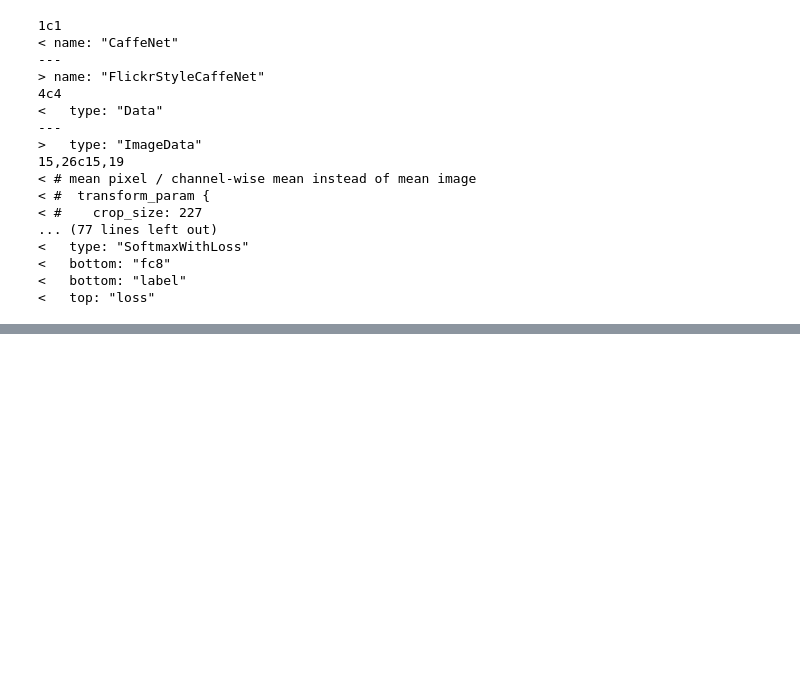
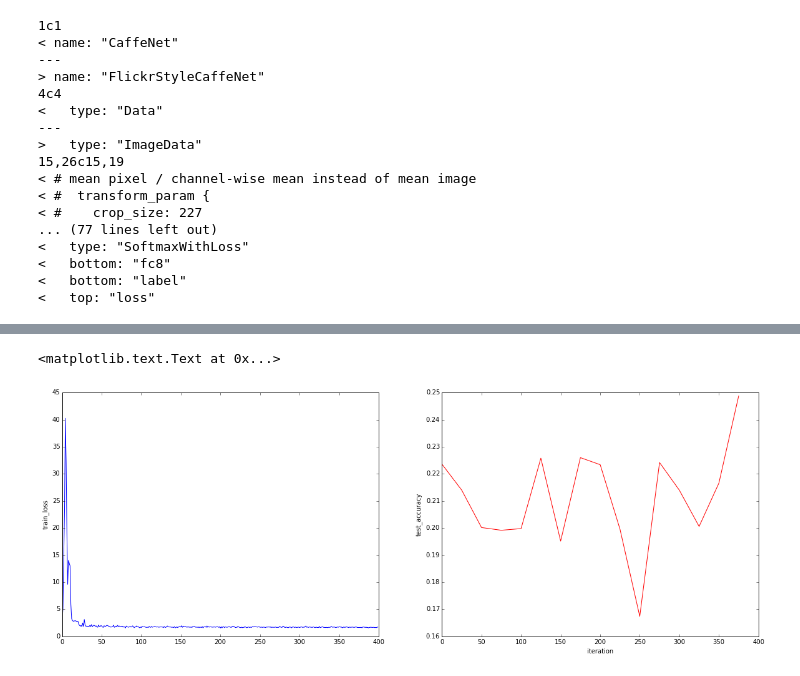
Before and after one commit to auduno/ods-deep-learning-tutorial, a Jupyter notebook: finetuning.ipynb, the cells around one changed output, grey strips where cells are left out. Drawn from its saved outputs; the diff is of its cells as text; code cells hidden in the pictures; blank space fills up the shorter version.

```diff
--- a/finetuning.ipynb
+++ b/finetuning.ipynb
@@ -124,0 +118,13 @@ http://demo.vislab.berkeleyvision.org/
+# %%
+# plot training loss and accuracy for model trained from scratch
+rcParams['figure.figsize'] = (20, 7)
+pl1 = subplot(1,2,1)
+pl1.plot(arange(niter), scratch_train_loss)
+pl1.set_ylabel('train_loss')
+pl2 = subplot(1,2,2)
+pl2.plot(test_interval * arange(len(scratch_test_acc)), scratch_test_acc, 'r')
+pl2.set_ylabel('test_accuracy')
+pl2.set_xlabel('iteration')
+# %% [output]
+<matplotlib.text.Text at 0x...>
+[figure, added]
```
Also changed, not shown: parts of 5 cells of this notebook, 3 other files.
